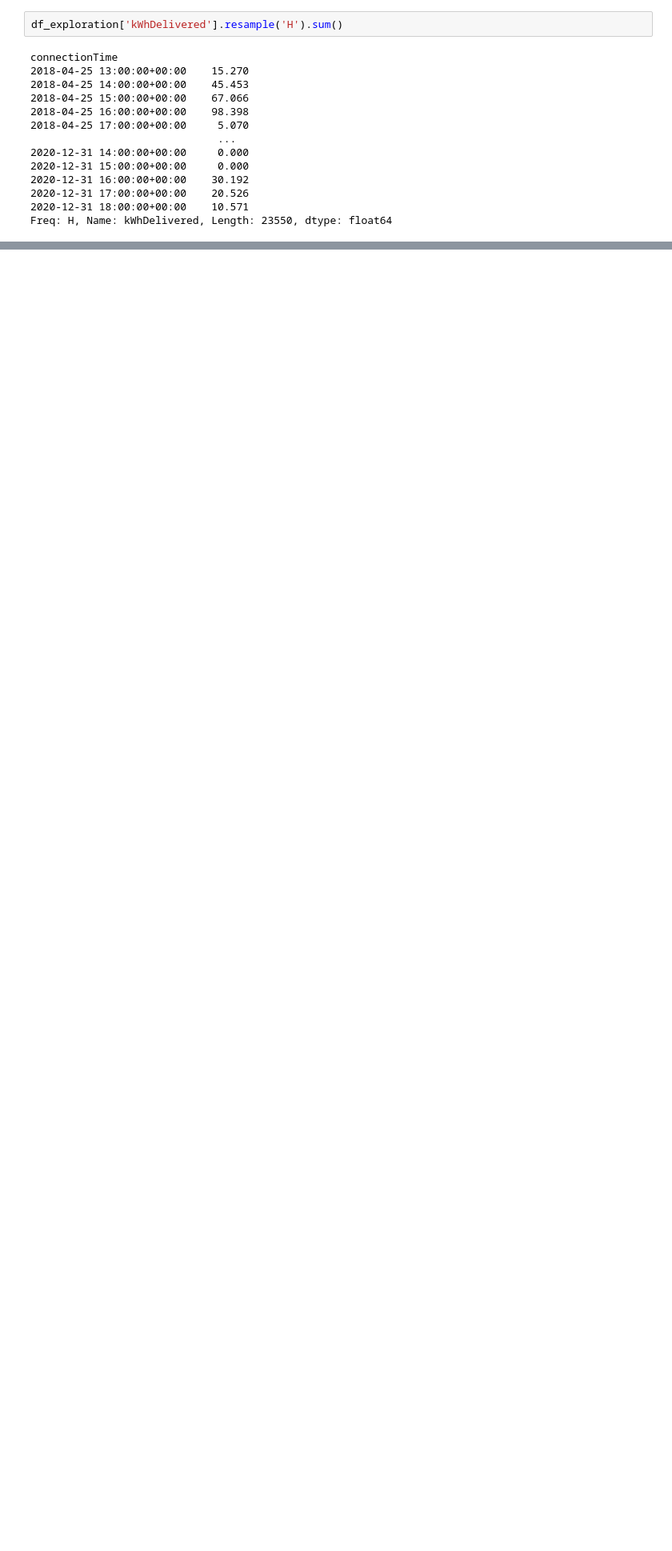
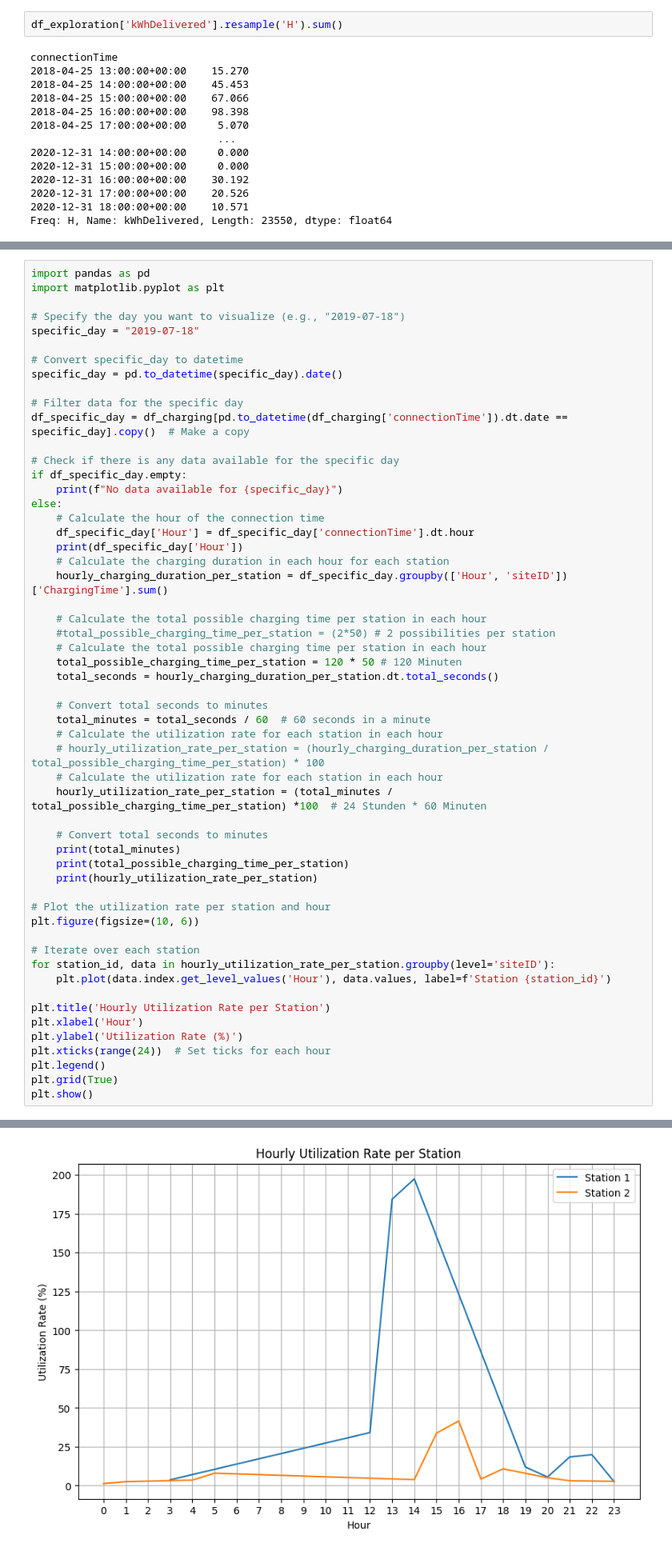
Before and after one commit to S0PEX/AA_Team_9_WS23, a Jupyter notebook: kpi.ipynb, the cells around one changed output, grey strips where cells are left out. Shown at 80% size. Cells and saved outputs as stored; diff of their text form; blank space fills up the shorter version.

```diff
--- a/kpi.ipynb
+++ b/kpi.ipynb
@@ -103,0 +131,56 @@ Freq: H, Name: kWhDelivered, Length: 23550, dtype: float64
+# %%
+import pandas as pd
+import matplotlib.pyplot as plt
+
+# Specify the day you want to visualize (e.g., "2019-07-18")
+specific_day = "2019-07-18"
+
+# Convert specific_day to datetime
+specific_day = pd.to_datetime(specific_day).date()
+
+# Filter data for the specific day
+df_specific_day = df_charging[pd.to_datetime(df_charging['connectionTime']).dt.date == specific_day].copy()  # Make a copy
+
+# Check if there is any data available for the specific day
+if df_specific_day.empty:
+    print(f"No data available for {specific_day}")
+else:
+    # Calculate the hour of the connection time
+    df_specific_day['Hour'] = df_specific_day['connectionTime'].dt.hour
+    print(df_specific_day['Hour'])
+    # Calculate the charging duration in each hour for each station
+    hourly_charging_duration_per_station = df_specific_day.groupby(['Hour', 'siteID'])['ChargingTime'].sum()
+
+    # Calculate the total possible charging time per station in each hour
+    #total_possible_charging_time_per_station = (2*50) # 2 possibilities per station
+    # Calculate the total possible charging time per station in each hour
+    total_possible_charging_time_per_station = 120 * 50 # 120 Minuten
+    total_seconds = hourly_charging_duration_per_station.dt.total_seconds()
+
+    # Convert total seconds to minutes
+    total_minutes = total_seconds / 60  # 60 seconds in a minute
+    # Calculate the utilization rate for each station in each hour
+    # hourly_utilization_rate_per_station = (hourly_charging_duration_per_station / total_possible_charging_time_per_station) * 100
+    # Calculate the utilization rate for each station in each hour
+    hourly_utilization_rate_per_station = (total_minutes / total_possible_charging_time_per_station) *100  # 24 Stunden * 60 Minuten
+
+    # Convert total seconds to minutes
+    print(total_minutes)
+    print(total_possible_charging_time_per_station)
+    print(hourly_utilization_rate_per_station)
+
+# Plot the utilization rate per station and hour
+plt.figure(figsize=(10, 6))
+
+# Iterate over each station
+for station_id, data in hourly_utilization_rate_per_station.groupby(level='siteID'):
+    plt.plot(data.index.get_level_values('Hour'), data.values, label=f'Station {station_id}')
+
+plt.title('Hourly Utilization Rate per Station')
+plt.xlabel('Hour')
+plt.ylabel('Utilization Rate (%)')
+plt.xticks(range(24))  # Set ticks for each hour
+plt.legend()
+plt.grid(True)
+plt.show()
+# %% [output]
@@ -103,0 +204 @@ Freq: H, Name: kWhDelivered, Length: 23550, dtype: float64
+[figure, added]
```
Also changed, not shown: parts of 6 cells of this notebook.
